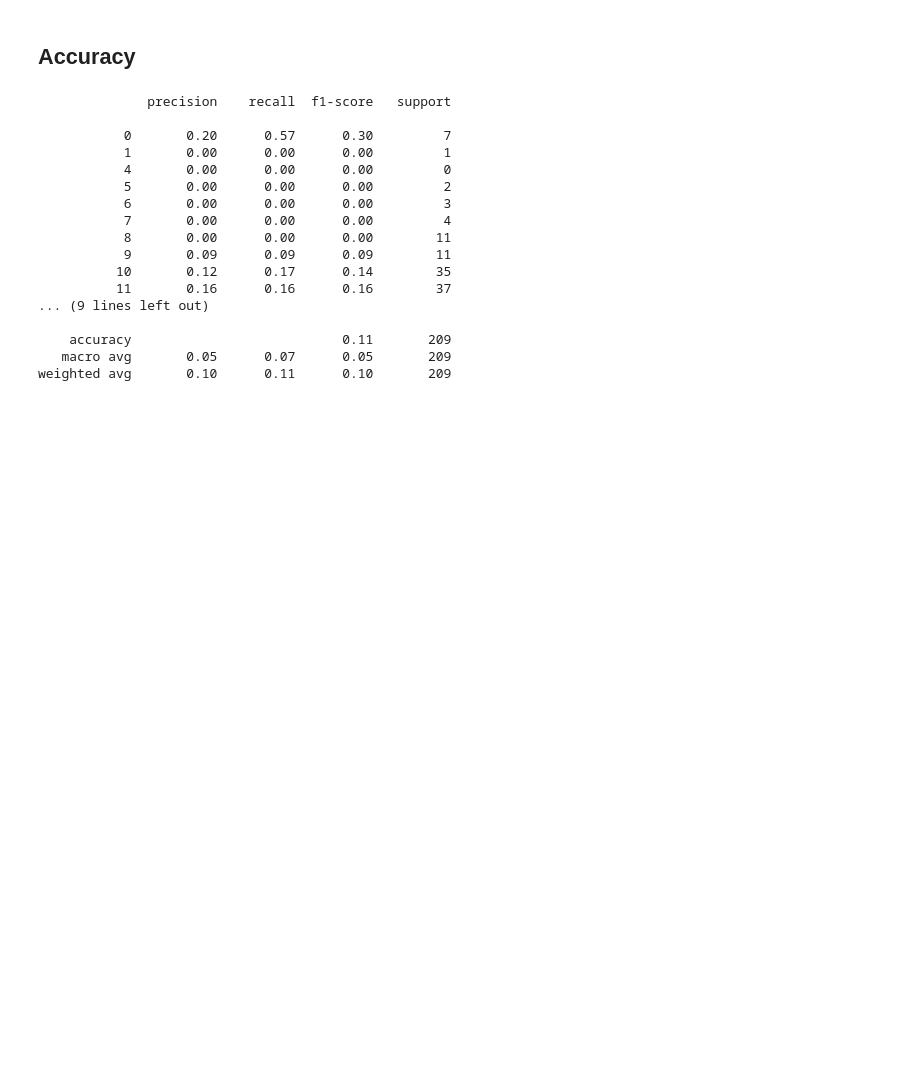
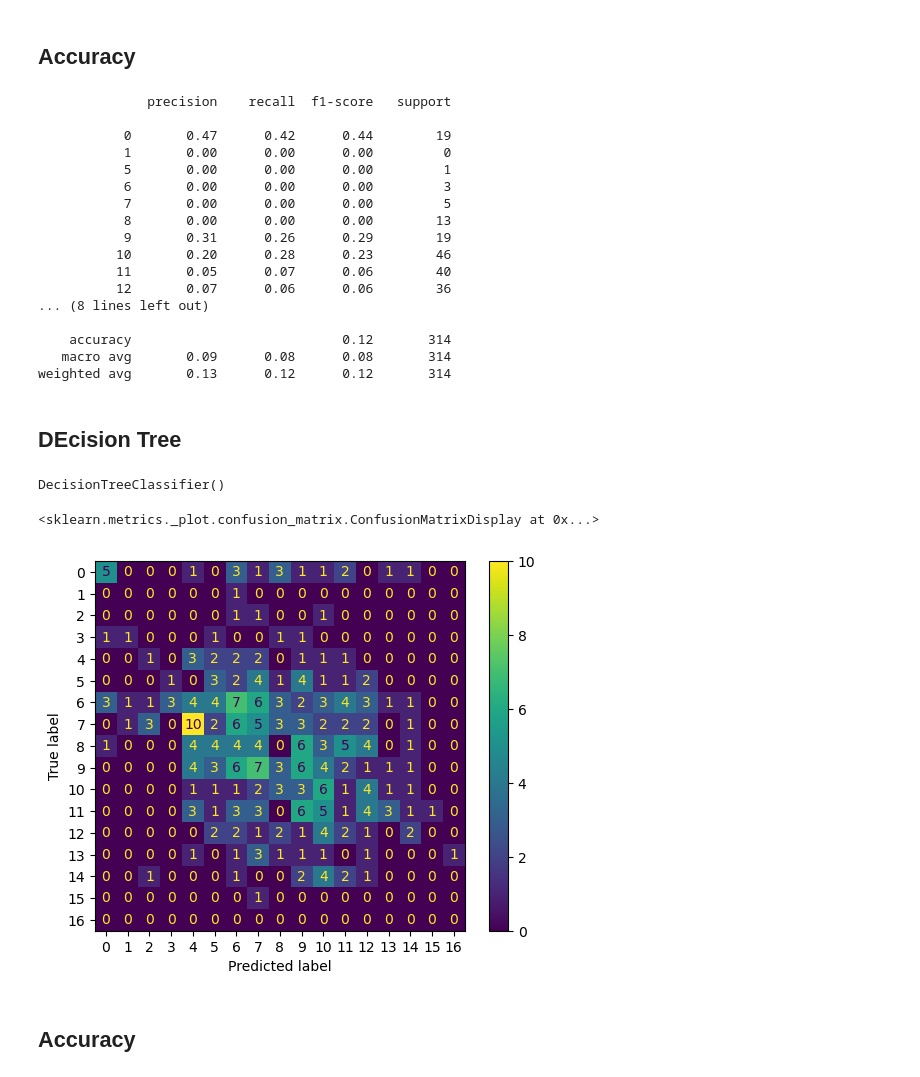
Before and after one commit to notfakearcher/yanjun, a Jupyter notebook: 01_topics/machine_learning/supervised_learning/bagging.ipynb, the cells around one changed output. Drawn from its saved outputs; the diff is of its cells as text; code cells hidden in the pictures; blank space fills up the shorter version.

```diff
--- a/01_topics/machine_learning/supervised_learning/bagging.ipynb
+++ b/01_topics/machine_learning/supervised_learning/bagging.ipynb
@@ -140,22 +158,38 @@ plt.show()
 # %% [markdown]
 ## Accuracy
 # %%
-print(classification_report(y1_test['G3'], G3_pred))
+print(classification_report(y1_test, y_pred))
 # %% [output]
               precision    recall  f1-score   support
 
-           0       0.20      0.57      0.30         7
-           1       0.00      0.00      0.00         1
-           4       0.00      0.00      0.00         0
-           5       0.00      0.00      0.00         2
+           0       0.47      0.42      0.44        19
+           1       0.00      0.00      0.00         0
+           5       0.00      0.00      0.00         1
            6       0.00      0.00      0.00         3
-           7       0.00      0.00      0.00         4
-           8       0.00      0.00      0.00        11
-           9       0.09      0.09      0.09        11
-          10       0.12      0.17      0.14        35
-          11       0.16      0.16      0.16        37
-... (9 lines left out)
+           7       0.00      0.00      0.00         5
+           8       0.00      0.00      0.00        13
+           9       0.31      0.26      0.29        19
+          10       0.20      0.28      0.23        46
+          11       0.05      0.07      0.06        40
+          12       0.07      0.06      0.06        36
+... (8 lines left out)
 
-    accuracy                           0.11       209
-   macro avg       0.05      0.07      0.05       209
-weighted avg       0.10      0.11      0.10       209
+    accuracy                           0.12       314
+   macro avg       0.09      0.08      0.08       314
+weighted avg       0.13      0.12      0.12       314
+# %% [markdown]
+## DEcision Tree
+# %%
+model2 = DecisionTreeClassifier(criterion ='gini', splitter = 'best')
+model2.fit(X1_train, y1_train)
+# %% [output]
+DecisionTreeClassifier()
+# %%
+y_pred = model2.predict(X1_test)
+dis2 = ConfusionMatrixDisplay(confusion_matrix(y1_test, y_pred))
+dis2.plot()
+# %% [output]
+<sklearn.metrics._plot.confusion_matrix.ConfusionMatrixDisplay at 0x...>
+[figure, added]
+# %% [markdown]
+## Accuracy
```
Also changed, not shown: parts of 14 cells of this notebook.
